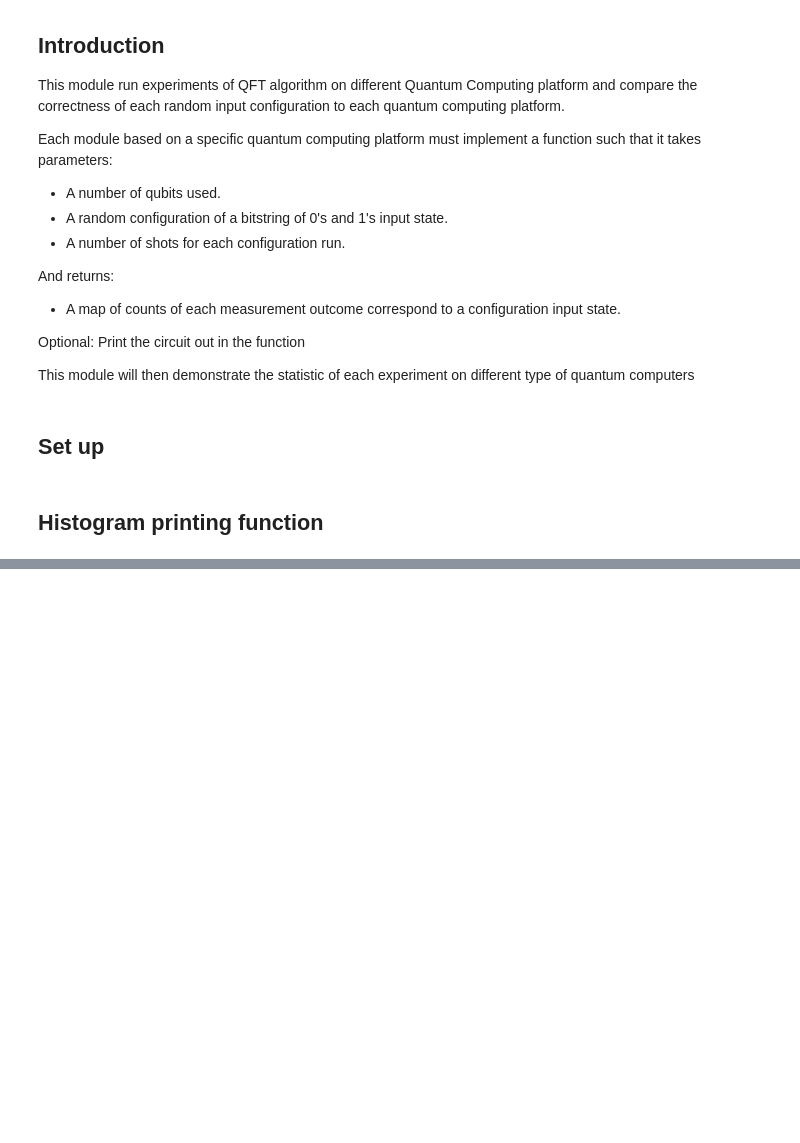
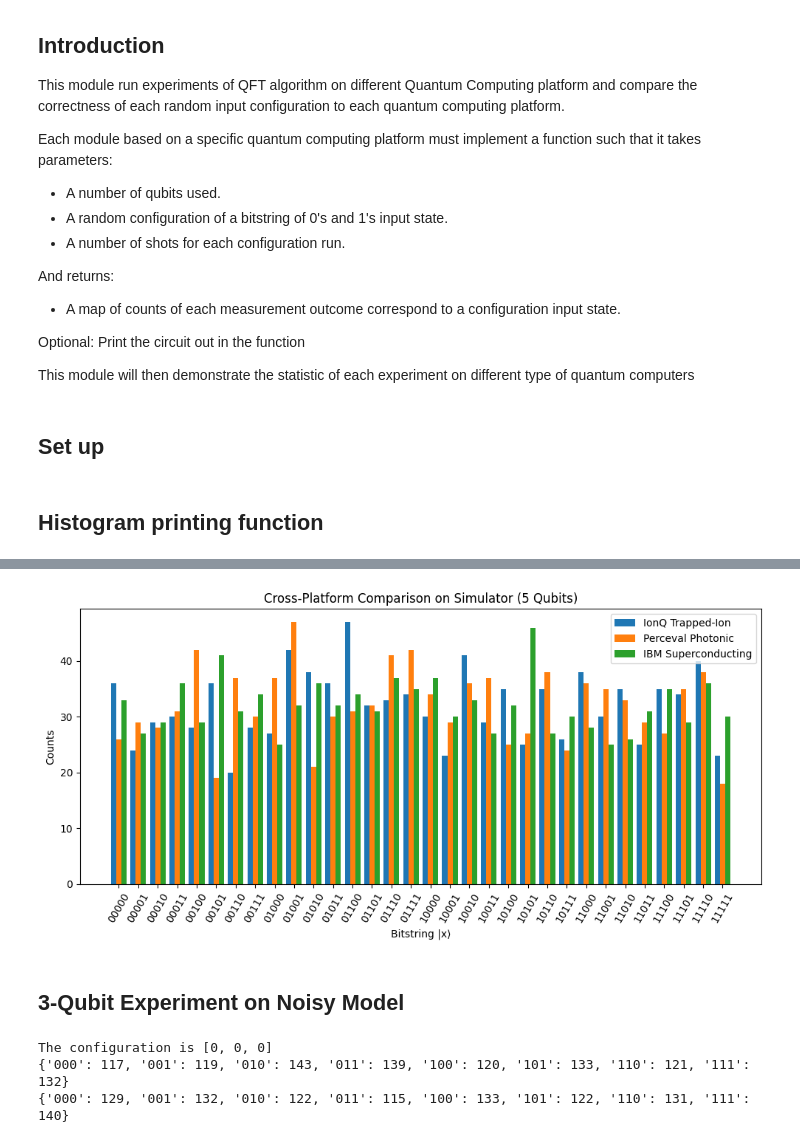
Before and after one commit to msoliviawatt/QFT-Cross-Verification, a Jupyter notebook: qft_verification.ipynb, the cells around one changed output, grey strips where cells are left out. Saved outputs shown, nothing was run; the diff lists cells and outputs as text; code cells hidden in the pictures; blank space fills up the shorter version.

```diff
--- a/qft_verification.ipynb
+++ b/qft_verification.ipynb
@@ -134,0 +132,24 @@ printHistogramProbs(result_super_conducting, "Super Conducting")
+# %%
+plot_multi_histogram([result_trapped_ion, result_photonic, result_super_conducting], ["IonQ Trapped-Ion", "Perceval Photonic", "IBM Superconducting"], "Cross-Platform Comparison on Simulator (5 qubits, 1024 shots)")
+# %% [output]
+[figure, added]
+# %% [markdown]
+## 3-Qubit Experiment on Noisy Model
+# %%
+n = 3
+config = [0] * n
+shots = 1024
+
+print(f"The configuration is {config}")
+
+result_trapped_ion = qft_trapped_ion_noisy(n, config, shots)
+result_photonic = qft_photonic_noisy(n, config, shots)
+# result_super_conducting = qft_super_conducting(n, config, shots)
+
+print(result_trapped_ion)
+print(result_photonic)
+# print(result_super_conducting)
+# %% [output]
+The configuration is [0, 0, 0]
+{'000': 117, '001': 119, '010': 143, '011': 139, '100': 120, '101': 133, '110': 121, '111': 132}
+{'000': 129, '001': 132, '010': 122, '011': 115, '100': 133, '101': 122, '110': 131, '111': 140}
```
Also changed, not shown: parts of 18 cells of this notebook, 2 other files.
